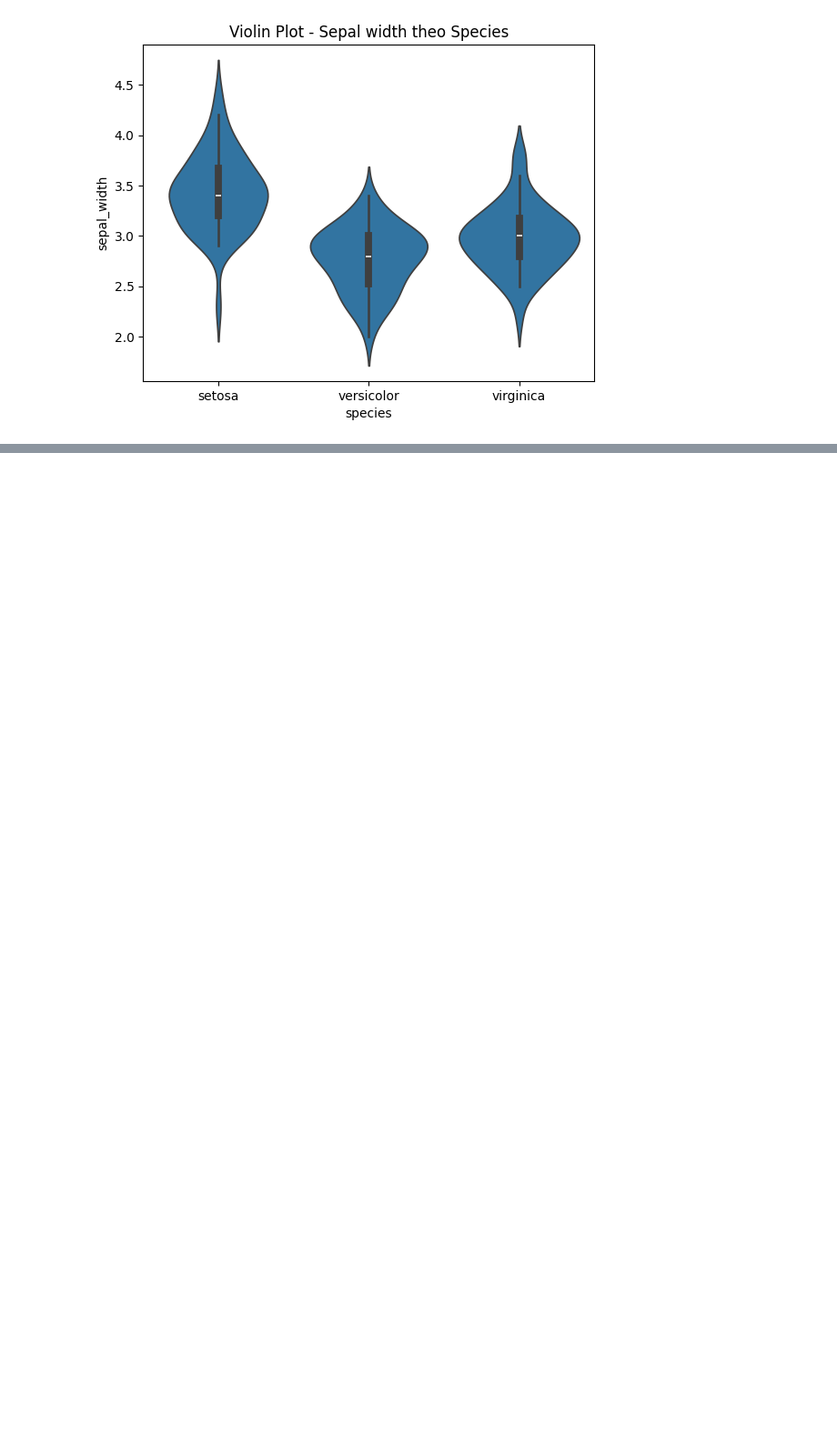
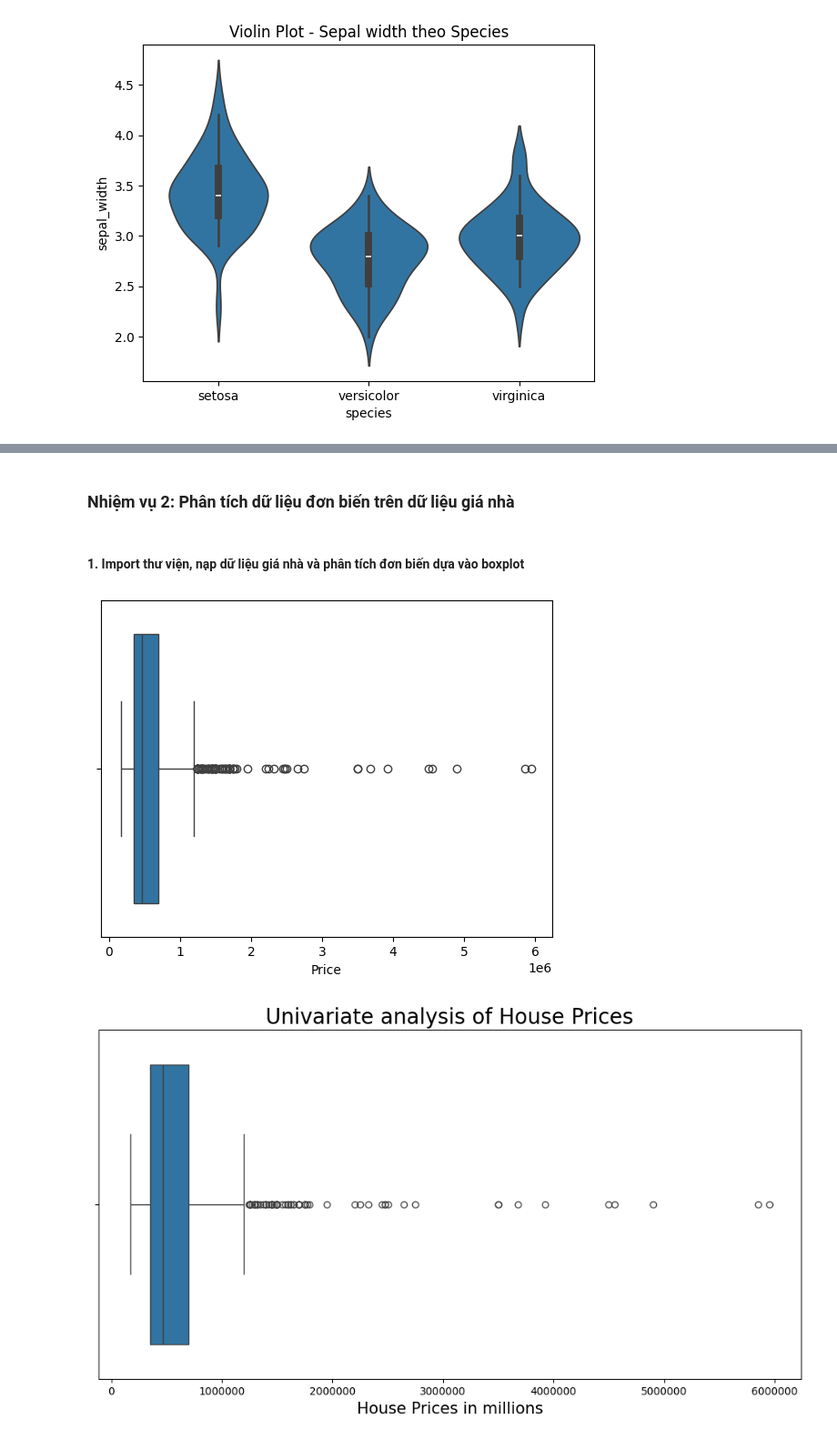
Before and after one commit to chien2734/sgu_data_analyst, a Jupyter notebook: BTL01_EDA/Task_1_3.ipynb, the cells around one changed output, grey strips where cells are left out. Shown at 91% size. Cells and saved outputs as stored; diff of their text form; code cells hidden in the pictures; blank space fills up the shorter version.

```diff
--- a/BTL01_EDA/Task_1_3.ipynb
+++ b/BTL01_EDA/Task_1_3.ipynb
@@ -96,0 +164,19 @@ plt.show()
+# %% [markdown]
+### **Nhiệm vụ 2**: Phân tích dữ liệu đơn biến trên dữ liệu giá nhà
+# %% [markdown]
+#### 1. Import thư viện, nạp dữ liệu giá nhà và phân tích đơn biến dựa vào boxplot
+# %%
+houseprices_data = pd.read_csv("data/HousingPrices.csv")
+houseprices_data = houseprices_data[['Zip','Price','Area','Room']]
+# case 1: Create a boxplot using the boxplot method
+sns.boxplot(data = houseprices_data, x= houseprices_data["Price"])
+# case 2: advanced
+plt.figure(figsize= (12,6))
+ax = sns.boxplot(data = houseprices_data, x= houseprices_data["Price"])
+ax.set_xlabel('House Prices in millions',fontsize = 15)
+ax.set_title('Univariate analysis of House Prices', fontsize= 20)
+plt.ticklabel_format(style='plain', axis='x')
+plt.savefig("Boxplot.png")
+# %% [output]
+[figure, added]
+[figure, added]
```
Also changed, not shown: parts of 11 cells of this notebook.
